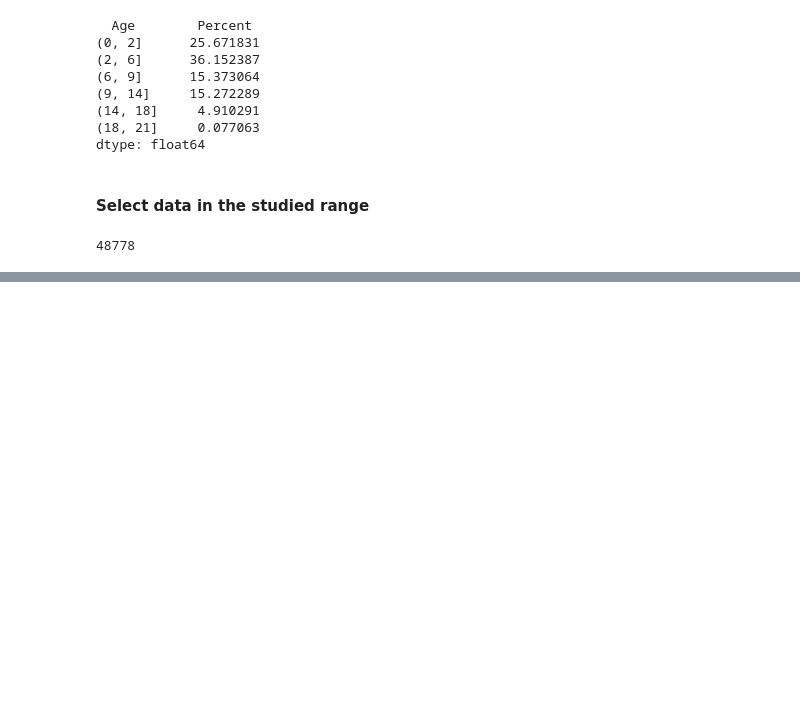
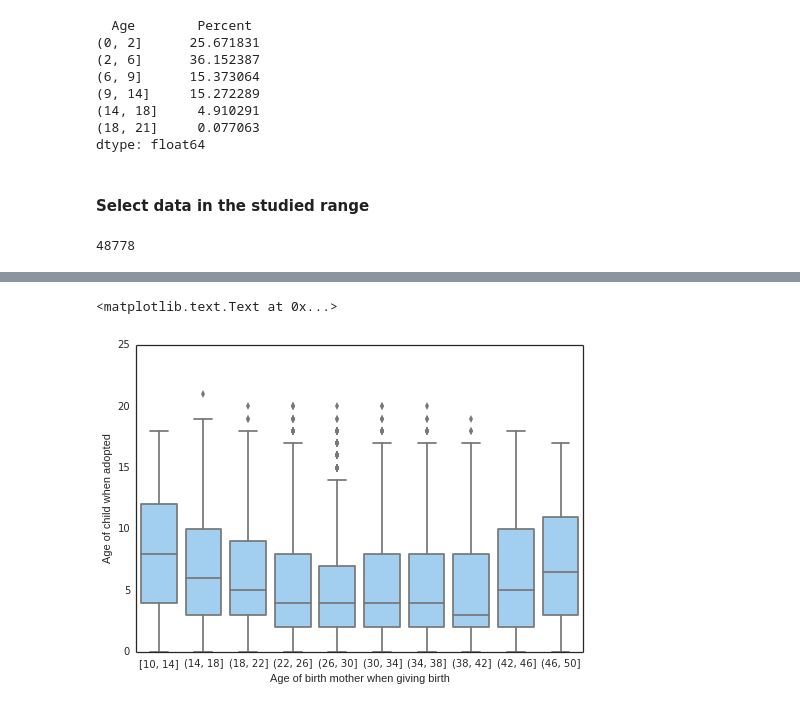
Before and after one commit to jlantos/Adoption, a Jupyter notebook: Adoption_age.ipynb, the cells around one changed output, grey strips where cells are left out. Saved outputs shown, nothing was run; the diff lists cells and outputs as text; code cells hidden in the pictures; blank space fills up the shorter version.

```diff
--- a/Adoption_age.ipynb
+++ b/Adoption_age.ipynb
@@ -137,0 +190,5 @@ plt.xlabel('Age')
+# %%
+# Define age bins for mothers' age
+bins = np.linspace(df_age_int.AgeBMom.min()-2, df_age_int.AgeBMom.max(), num = 11, endpoint = True)
+df_age_int['MAgeGrp'] = pd.cut(df_age_int['AgeBMom'], bins=bins, include_lowest=True)
+df_age_int.head()
@@ -137,0 +216,7 @@ plt.xlabel('Age')
+# %%
+sns.boxplot(x="MAgeGrp", y="AgeAtAdopt", data=df_age_int, color = sns.xkcd_rgb["light blue"],)
+plt.xlabel('Age of birth mother when giving birth')
+plt.ylabel('Age of child when adopted')
+# %% [output]
+<matplotlib.text.Text at 0x...>
+[figure, added]
```
Also changed, not shown: parts of 11 cells of this notebook.
